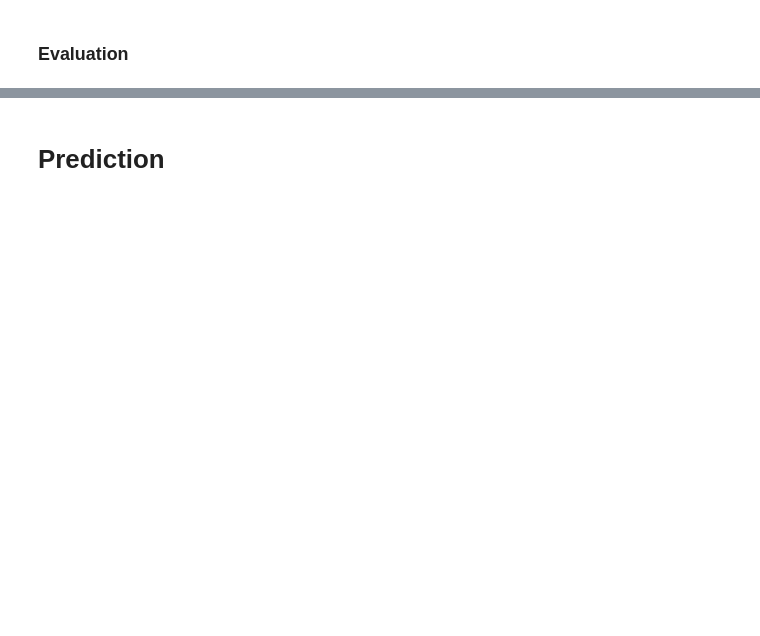
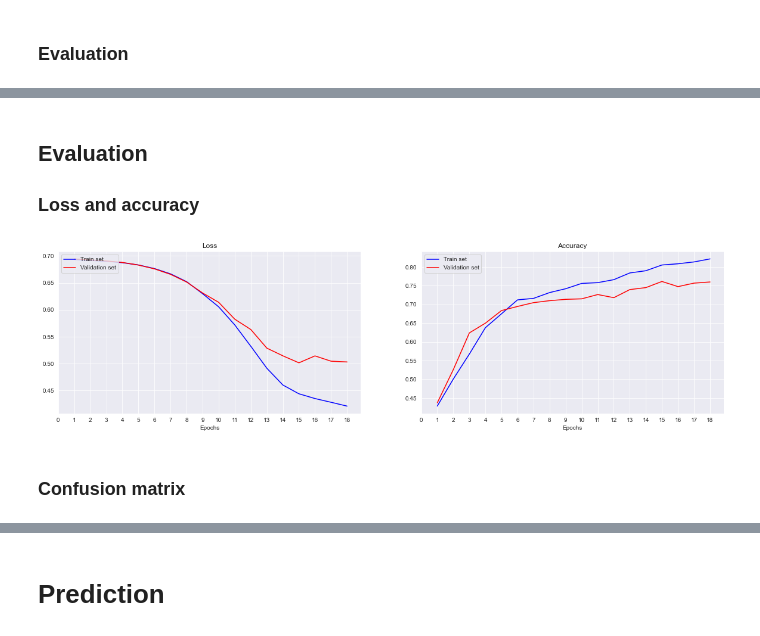
Before and after one commit to amarmouloud/Jedha-Certification, a Jupyter notebook: Bloc 4/Disaster Tweets - NLP and Deep Learning.ipynb, the cells around one changed output, grey strips where cells are left out. Drawn from its saved outputs; the diff is of its cells as text; code cells hidden in the pictures; blank space fills up the shorter version.

```diff
--- a/Bloc 4/Disaster Tweets - NLP and Deep Learning.ipynb
+++ b/Bloc 4/Disaster Tweets - NLP and Deep Learning.ipynb
@@ -553,0 +503,10 @@ plot_history(model_lstm_3.history.history)
+# %% [markdown]
+## Evaluation
+### Loss and accuracy
+# %%
+LSTM_history = json.load(open('models/LSTM_final_history.json', 'r'))
+plot_history(LSTM_history)
+# %% [output]
+[figure, added]
+# %% [markdown]
+### Confusion matrix
```
Also changed, not shown: parts of 32 cells of this notebook, 5 other files.
